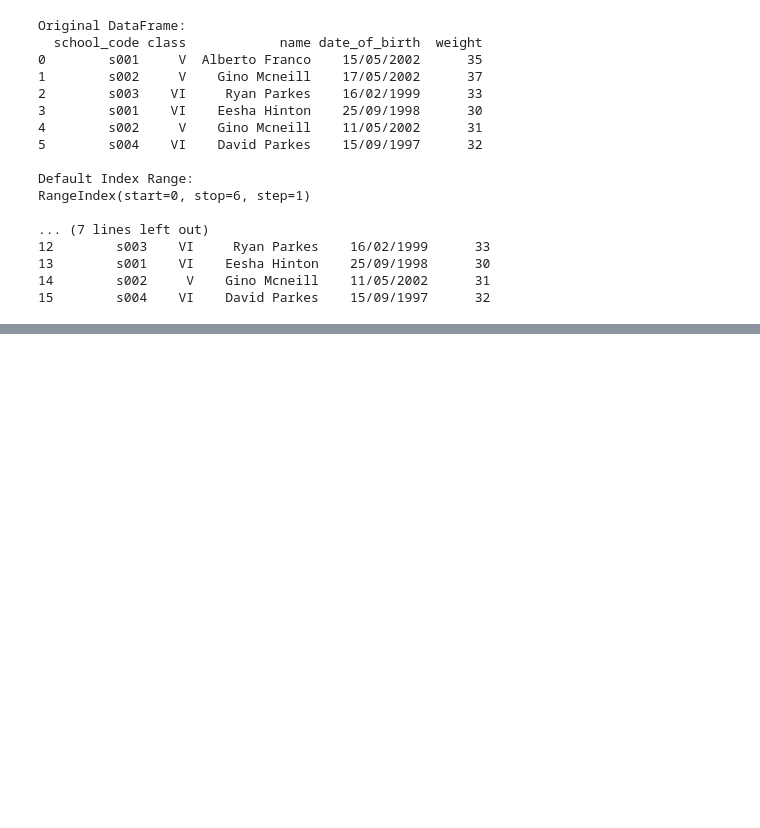
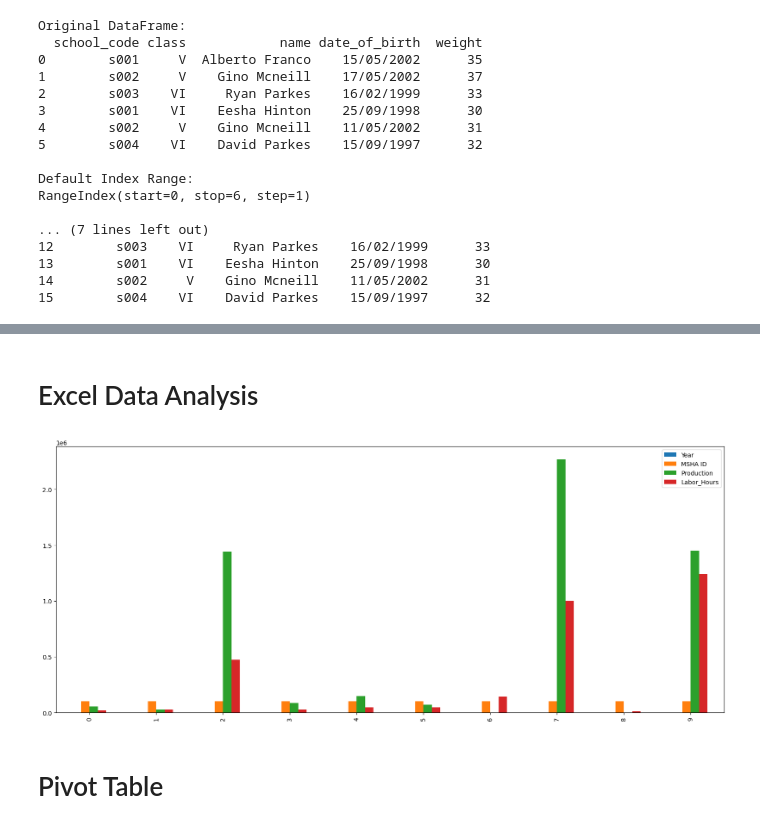
Before and after one commit to aneridesai-19/Python-Bootcamp, a Jupyter notebook: w3school/pandas.ipynb, the cells around one changed output, grey strips where cells are left out. Saved outputs shown, nothing was run; the diff lists cells and outputs as text; code cells hidden in the pictures; blank space fills up the shorter version.

```diff
--- a/w3school/pandas.ipynb
+++ b/w3school/pandas.ipynb
@@ -176,0 +725,2 @@ RangeIndex(start=0, stop=6, step=1)
+# %% [markdown]
+# Excel Data Analysis
@@ -176,0 +738,13 @@ RangeIndex(start=0, stop=6, step=1)
+# %%
+# Write a Pandas program to import excel data (coalpublic2013.xlsx ) into a dataframe
+# and draw a bar plot comparing year, MSHA ID, Production and Labor_hours of first ten records.
+
+df = pd.read_excel('coalpublic2013.xlsx')
+
+df.head(10).plot(kind='bar', figsize=(20,8))
+
+plt.show()
+# %% [output]
+[figure, added]
+# %% [markdown]
+# Pivot Table
```
Also changed, not shown: parts of 58 cells of this notebook, 17 other files.
